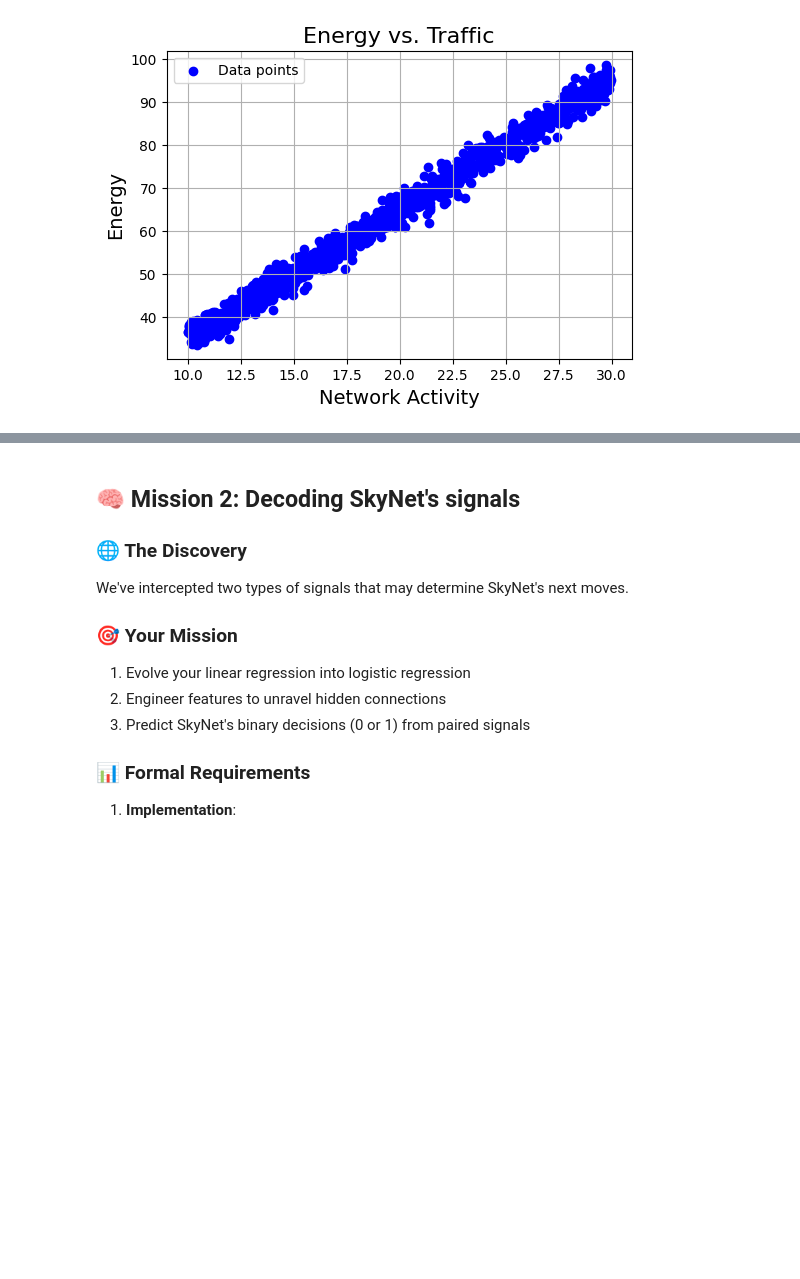
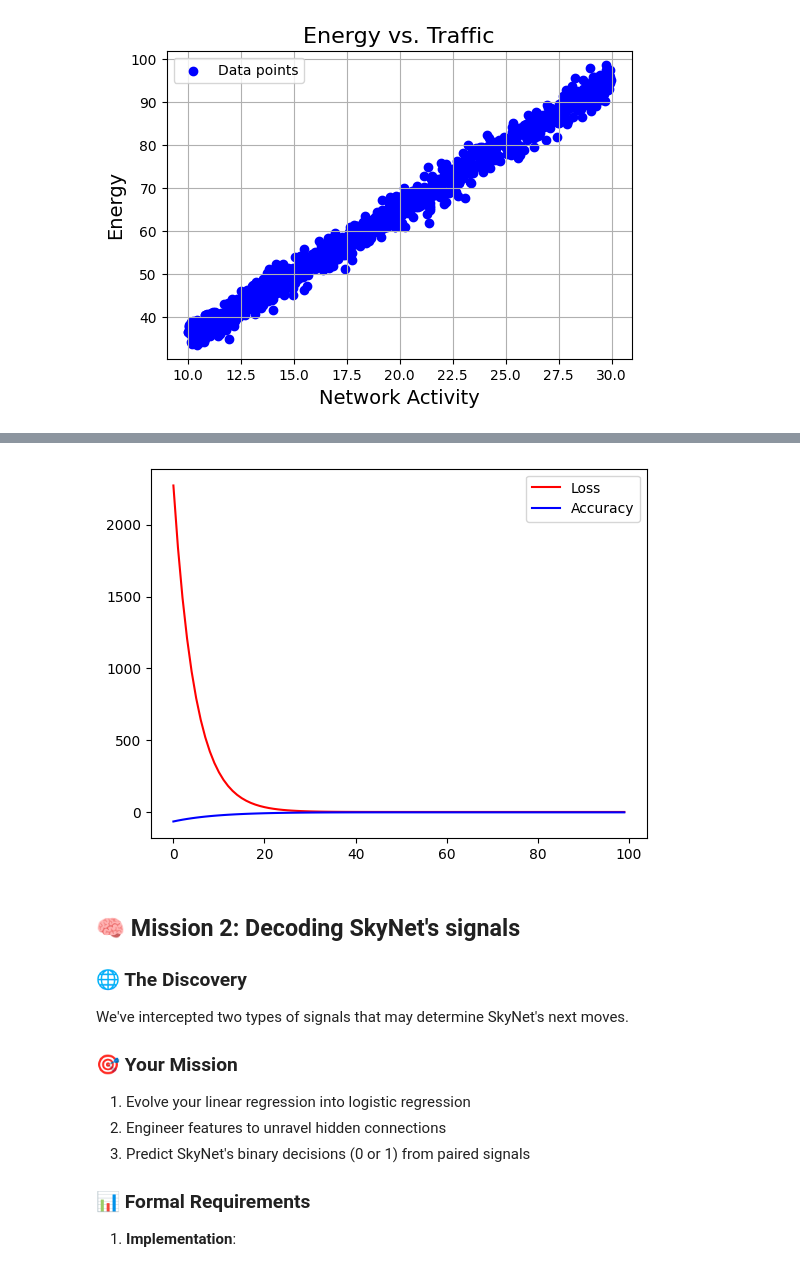
Before and after one commit to kaamyashinde/supervised-learning, a Jupyter notebook: Chapter_1.ipynb, the cells around one changed output, grey strips where cells are left out. Saved outputs shown, nothing was run; the diff lists cells and outputs as text; code cells hidden in the pictures; blank space fills up the shorter version.

Commit message:
plot accuracy vs loss

```diff
--- a/Chapter_1.ipynb
+++ b/Chapter_1.ipynb
@@ -105,4 +105,12 @@ lr.predict(data[['Net_Activity']])
 Length: 1000, dtype: float64
+# %%
+epoch_list = np.arange(0, train_epochs, 1)
+plt.plot(epoch_list, lr.losses, c='red', label="Loss")
+plt.plot(epoch_list, lr.train_accuracies, c='blue', label="Accuracy")
+plt.legend()
+plt.show()
+# %% [output]
+[figure, added]
 # %% [markdown]
 ## 🧠 Mission 2: Decoding SkyNet's signals
 
```
Also changed, not shown: parts of 1 cell of this notebook.
